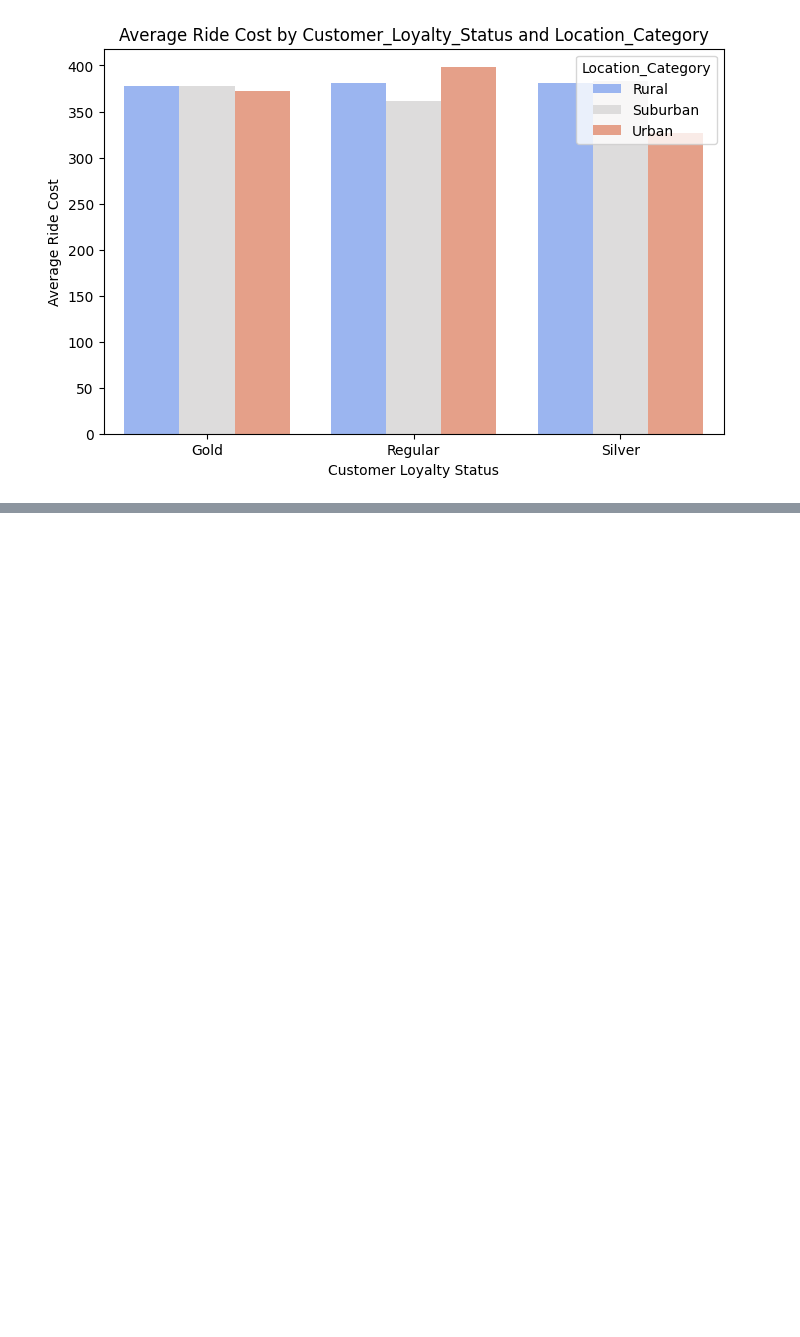
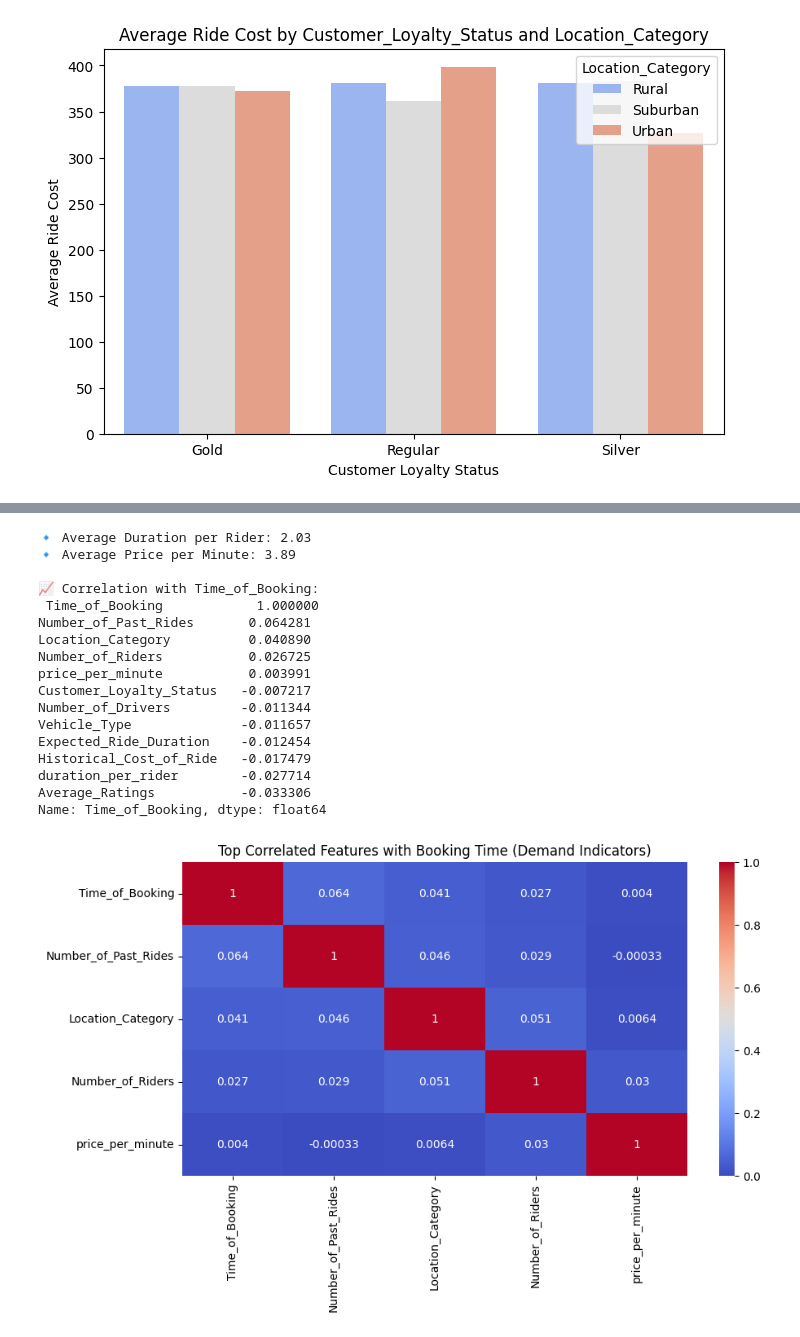
Before and after one commit to PriceOptima-SpringBoard/AI-PriceOptima, a Jupyter notebook: priceoptima.ipynb, the cells around one changed output, grey strips where cells are left out. Cells and saved outputs as stored; diff of their text form; code cells hidden in the pictures; blank space fills up the shorter version.

```diff
--- a/priceoptima.ipynb
+++ b/priceoptima.ipynb
@@ -847,0 +1020,55 @@ Available Columns:
+# %%
+# 🔹 Load cleaned dataset
+df = pd.read_csv("cleaned_csv_data.csv")
+
+# --- Step 1: Compute key ratios in dataset ---
+# Example: Ride Duration / Riders or Cost per Rider
+if "Expected_Ride_Duration" in df.columns and "Number_of_Riders" in df.columns:
+    df["duration_per_rider"] = df["Expected_Ride_Duration"] / df["Number_of_Riders"]
+else:
+    print("⚠️ Columns for ratio not found, generating synthetic example ratio.")
+    df["duration_per_rider"] = np.random.uniform(1, 5, len(df))
+
+# Another ratio example — Price per Minute (efficiency metric)
+if "Historical_Cost_of_Ride" in df.columns and "Expected_Ride_Duration" in df.columns:
+    df["price_per_minute"] = df["Historical_Cost_of_Ride"] / df["Expected_Ride_Duration"]
+
+# Display ratio insights
+print("\n🔹 Average Duration per Rider:", round(df["duration_per_rider"].mean(), 2))
+print("🔹 Average Price per Minute:", round(df["price_per_minute"].mean(), 2))
+
+# --- Step 2: Identify features influencing booking demand ---
+# We'll correlate all numeric columns with "Time_of_Booking" (or simulate it)
+if "Time_of_Booking" not in df.columns:
+    np.random.seed(42)
+    df["Time_of_Booking"] = np.random.choice(range(0, 24), size=len(df))
+
+# Calculate correlation
+numeric_corr = df.select_dtypes(include=np.number).corr()["Time_of_Booking"].sort_values(ascending=False)
+print("\n📈 Correlation with Time_of_Booking:\n", numeric_corr)
+
+# --- Step 3: Visualize potential demand-driving features ---
+top_features = numeric_corr.head(5).index
+plt.figure(figsize=(10, 5))
+sns.heatmap(df[top_features].corr(), annot=True, cmap="coolwarm")
+plt.title("Top Correlated Features with Booking Time (Demand Indicators)")
+plt.show()
+# %% [output]
+🔹 Average Duration per Rider: 2.03
+🔹 Average Price per Minute: 3.89
+
+📈 Correlation with Time_of_Booking:
+ Time_of_Booking            1.000000
+Number_of_Past_Rides       0.064281
+Location_Category          0.040890
+Number_of_Riders           0.026725
+price_per_minute           0.003991
+Customer_Loyalty_Status   -0.007217
+Number_of_Drivers         -0.011344
+Vehicle_Type              -0.011657
+Expected_Ride_Duration    -0.012454
+Historical_Cost_of_Ride   -0.017479
+duration_per_rider        -0.027714
+Average_Ratings           -0.033306
+Name: Time_of_Booking, dtype: float64
+[figure, added]
```
Also changed, not shown: parts of 27 cells of this notebook, 17 other files.
